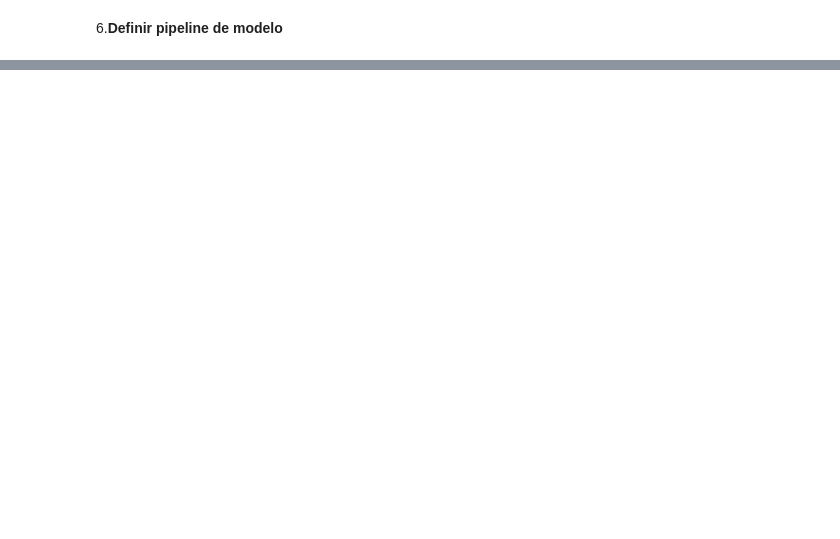
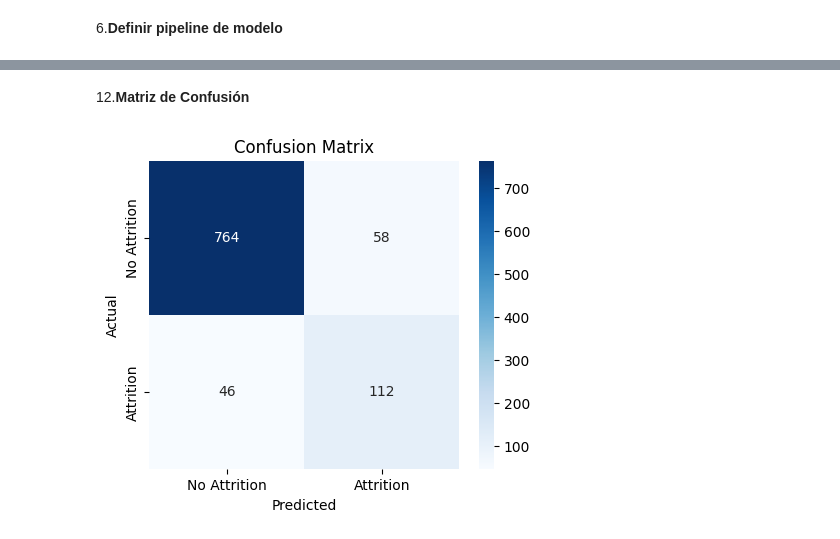
Before and after one commit to mariarobledano/Grupo29_Practica1, a Jupyter notebook: notebooks/EDA.ipynb, the cells around one changed output, grey strips where cells are left out. Cells and saved outputs as stored; diff of their text form; code cells hidden in the pictures; blank space fills up the shorter version.

```diff
--- a/notebooks/EDA.ipynb
+++ b/notebooks/EDA.ipynb
@@ -273,0 +172,2 @@ Balanced Accuracy (CV): 0.7844
+# %%
+clf.fit(X_train, y_train)
@@ -273,0 +194,2 @@ Balanced Accuracy (CV): 0.7844
+# %%
+y_pred = clf.predict(X_test)
@@ -273,0 +203,12 @@ Balanced Accuracy (CV): 0.7844
+# %%
+conf_matrix = confusion_matrix(y_test, y_pred)
+tn, fp, fn, tp = conf_matrix.ravel()
+tpr = tp / (tp + fn)  # Sensibilidad o Recall para la clase positiva
+tnr = tn / (tn + fp)  # Especificidad o Recall para la clase negativa
+
+print(f"\n Evaluación Externa (Outer Evaluation)")
+print(f"Balanced Accuracy (Test): {bal_acc:.4f}")
+print(f"Accuracy (Test): {acc:.4f}")
+print(f"True Positive Rate (TPR): {tpr:.4f}")
+print(f"True Negative Rate (TNR): {tnr:.4f}")
+print("\nClassification Report:\n", classification_report(y_test, y_pred))
@@ -273,0 +231,11 @@ Balanced Accuracy (CV): 0.7844
+# %% [markdown]
+12.__Matriz de Confusión__
+# %%
+plt.figure(figsize=(5,4))
+sns.heatmap(conf_matrix, annot=True, fmt="d", cmap="Blues", xticklabels=["No Attrition", "Attrition"], yticklabels=["No Attrition", "Attrition"])
+plt.xlabel("Predicted")
+plt.ylabel("Actual")
+plt.title("Confusion Matrix")
+plt.show()
+# %% [output]
+[figure, added]
```
Also changed, not shown: parts of 22 cells of this notebook.
